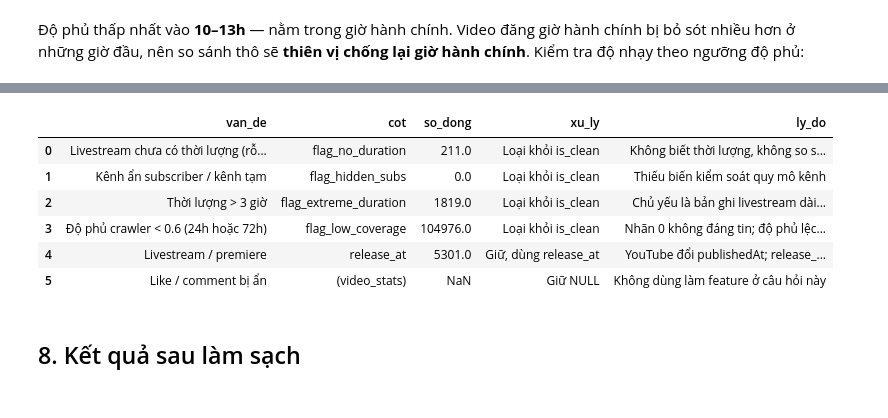
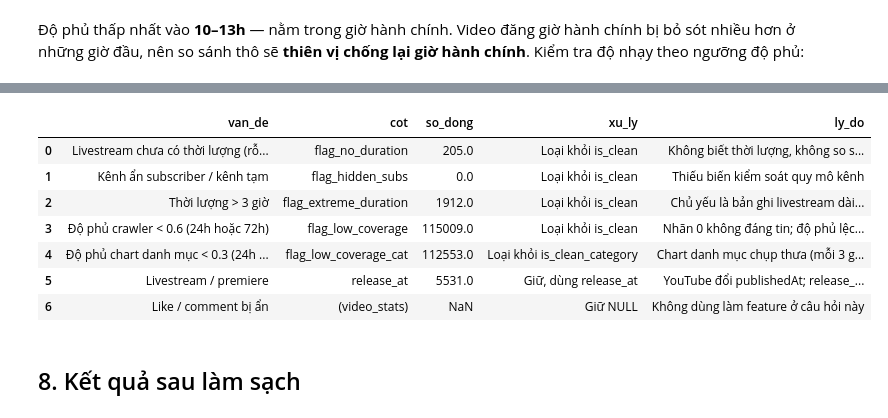
Before and after one commit to 2rBannnz/BanNH_QE210137_TRENDING_ANALYTICS, a Jupyter notebook: notebooks/1_Exploration.ipynb, the cells around one changed output, grey strips where cells are left out. Drawn from its saved outputs; the diff is of its cells as text; code cells hidden in the pictures.

```diff
--- a/notebooks/1_Exploration.ipynb
+++ b/notebooks/1_Exploration.ipynb
@@ -205,26 +266,29 @@ Dữ liệu càng sạch thì chênh lệch càng **thu hẹp nhưng không mấ
 # %%
 quyet_dinh = pd.DataFrame([
     ("Livestream chưa có thời lượng (rỗng hoặc 0 giây)", "flag_no_duration", int(df["flag_no_duration"].sum()),
      "Loại khỏi is_clean", "Không biết thời lượng, không so sánh được"),
     ("Kênh ẩn subscriber / kênh tạm", "flag_hidden_subs", int(df["flag_hidden_subs"].sum()),
      "Loại khỏi is_clean", "Thiếu biến kiểm soát quy mô kênh"),
     ("Thời lượng > 3 giờ", "flag_extreme_duration", int(df["flag_extreme_duration"].fillna(False).sum()),
      "Loại khỏi is_clean", "Chủ yếu là bản ghi livestream dài, khác bản chất video thường"),
     ("Độ phủ crawler < 0.6 (24h hoặc 72h)", "flag_low_coverage", int(df["flag_low_coverage"].sum()),
      "Loại khỏi is_clean", "Nhãn 0 không đáng tin; độ phủ lệch theo giờ trong ngày"),
+    ("Độ phủ chart danh mục < 0.3 (24h hoặc 72h)", "flag_low_coverage_cat", int(df["flag_low_coverage_cat"].sum()),
+     "Loại khỏi is_clean_category", "Chart danh mục chụp thưa (mỗi 3 giờ); nhãn 0 danh mục không đáng tin"),
     ("Livestream / premiere", "release_at", int((df["release_at"] != df["published_at"]).sum()),
      "Giữ, dùng release_at", "YouTube đổi publishedAt; release_at = giờ khán giả xem được"),
     ("Like / comment bị ẩn", "(video_stats)", None, "Giữ NULL", "Không dùng làm feature ở câu hỏi này"),
 ], columns=["van_de", "cot", "so_dong", "xu_ly", "ly_do"])
 quyet_dinh
 # %% [output]
 |  | van_de | cot | so_dong | xu_ly | ly_do |
-| 0 | Livestream chưa có thời lượng (rỗ... | flag_no_duration | 211.0 | Loại khỏi is_clean | Không biết thời lượng, không so s... |
+| 0 | Livestream chưa có thời lượng (rỗ... | flag_no_duration | 205.0 | Loại khỏi is_clean | Không biết thời lượng, không so s... |
 | 1 | Kênh ẩn subscriber / kênh tạm | flag_hidden_subs | 0.0 | Loại khỏi is_clean | Thiếu biến kiểm soát quy mô kênh |
-| 2 | Thời lượng > 3 giờ | flag_extreme_duration | 1819.0 | Loại khỏi is_clean | Chủ yếu là bản ghi livestream dài... |
-| 3 | Độ phủ crawler < 0.6 (24h hoặc 72h) | flag_low_coverage | 104976.0 | Loại khỏi is_clean | Nhãn 0 không đáng tin; độ phủ lệc... |
-| 4 | Livestream / premiere | release_at | 5301.0 | Giữ, dùng release_at | YouTube đổi publishedAt; release_... |
-| 5 | Like / comment bị ẩn | (video_stats) | NaN | Giữ NULL | Không dùng làm feature ở câu hỏi này |
+| 2 | Thời lượng > 3 giờ | flag_extreme_duration | 1912.0 | Loại khỏi is_clean | Chủ yếu là bản ghi livestream dài... |
+| 3 | Độ phủ crawler < 0.6 (24h hoặc 72h) | flag_low_coverage | 115009.0 | Loại khỏi is_clean | Nhãn 0 không đáng tin; độ phủ lệc... |
+| 4 | Độ phủ chart danh mục < 0.3 (24h ... | flag_low_coverage_cat | 112553.0 | Loại khỏi is_clean_category | Chart danh mục chụp thưa (mỗi 3 g... |
+| 5 | Livestream / premiere | release_at | 5531.0 | Giữ, dùng release_at | YouTube đổi publishedAt; release_... |
+| 6 | Like / comment bị ẩn | (video_stats) | NaN | Giữ NULL | Không dùng làm feature ở câu hỏi này |
 # %% [markdown]
 ## 8. Kết quả sau làm sạch
 # %%
```
Also changed, not shown: parts of 18 cells of this notebook, 1 other file.
